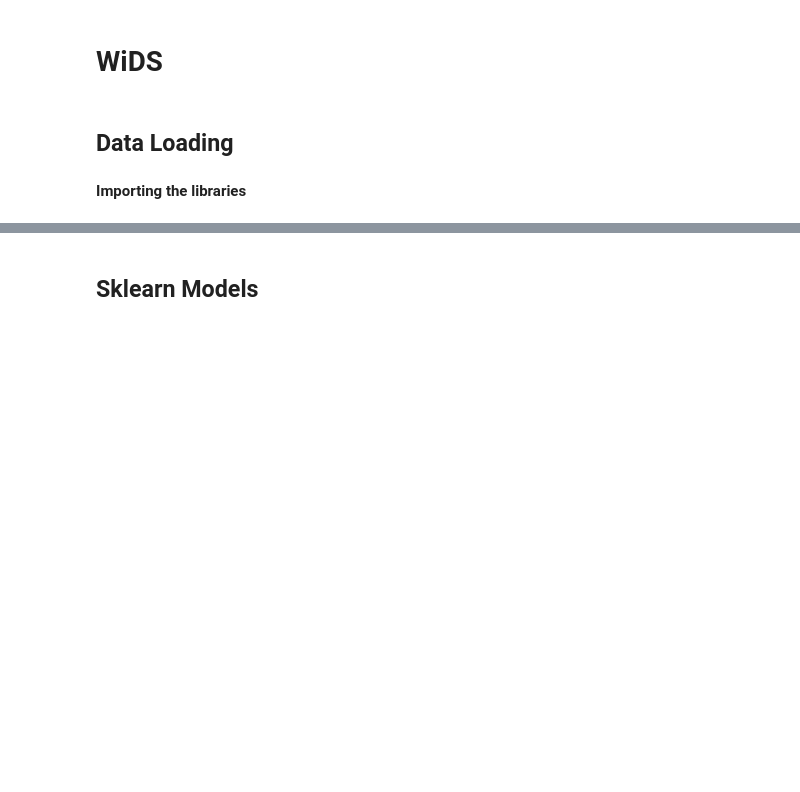
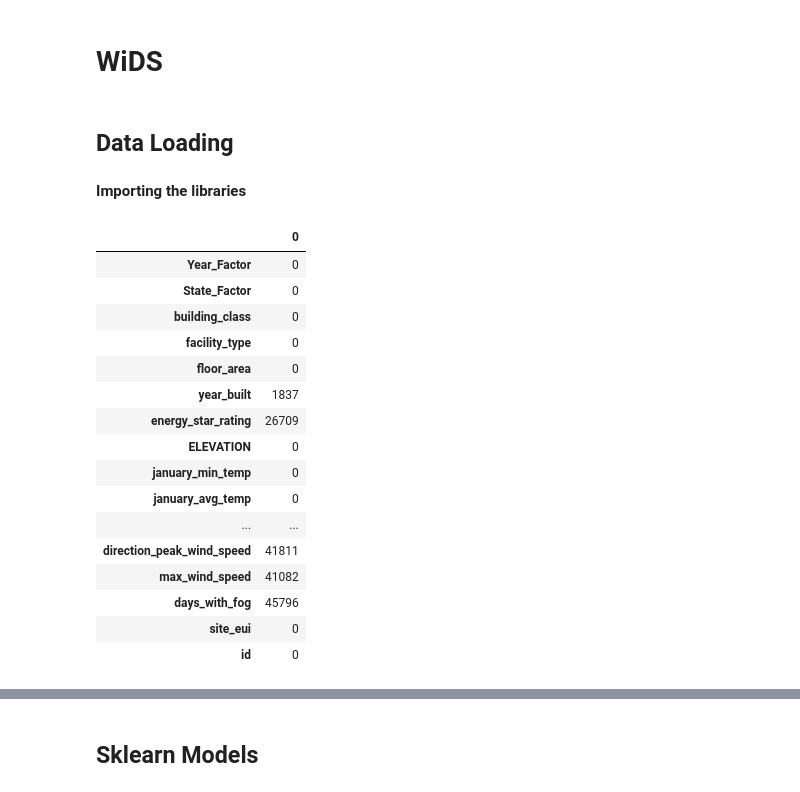
Before and after one commit to utkarshsaboo45/WiDS_climate_change, a Jupyter notebook: model.ipynb, the cells around one changed output, grey strips where cells are left out. Saved outputs shown, nothing was run; the diff lists cells and outputs as text; code cells hidden in the pictures; blank space fills up the shorter version.

```diff
--- a/model.ipynb
+++ b/model.ipynb
@@ -47,6 +49,9 @@ from sklearn.metrics import roc_curve
 import numpy as np
 import pandas as pd
 import time
+pd.set_option('display.max_columns', None)
+pd.set_option('display.max_rows', None)
+
 from torchvision import transforms, datasets, utils
 import torch
 from torch.utils.data import DataLoader, TensorDataset, random_split, Dataset
@@ -58,6 +63,27 @@ from torch.optim import SGD
 from torch.nn import MSELoss
 import torch.utils.data as data
 from torch import nn
+# %%
+df = pd.read_csv("data/train.csv")
+pd.DataFrame(df.isna().sum())
+# %% [output]
+|  | 0 |
+| Year_Factor | 0 |
+| State_Factor | 0 |
+| building_class | 0 |
+| facility_type | 0 |
+| floor_area | 0 |
+| year_built | 1837 |
+| energy_star_rating | 26709 |
+| ELEVATION | 0 |
+| january_min_temp | 0 |
+| january_avg_temp | 0 |
+| ... | ... |
+| direction_peak_wind_speed | 41811 |
+| max_wind_speed | 41082 |
+| days_with_fog | 45796 |
+| site_eui | 0 |
+| id | 0 |
 # %%
 # train_path = "../input/wids2022/train.csv"
 # test_path = "../input/wids2022/test.csv"
```
Also changed, not shown: parts of 26 cells of this notebook.
